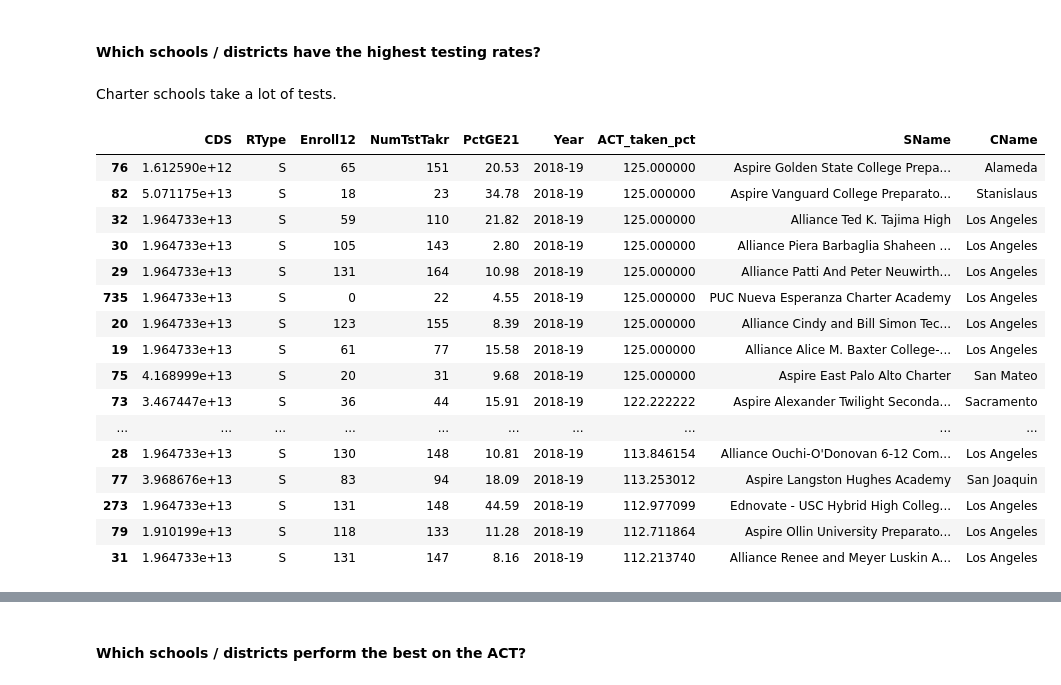
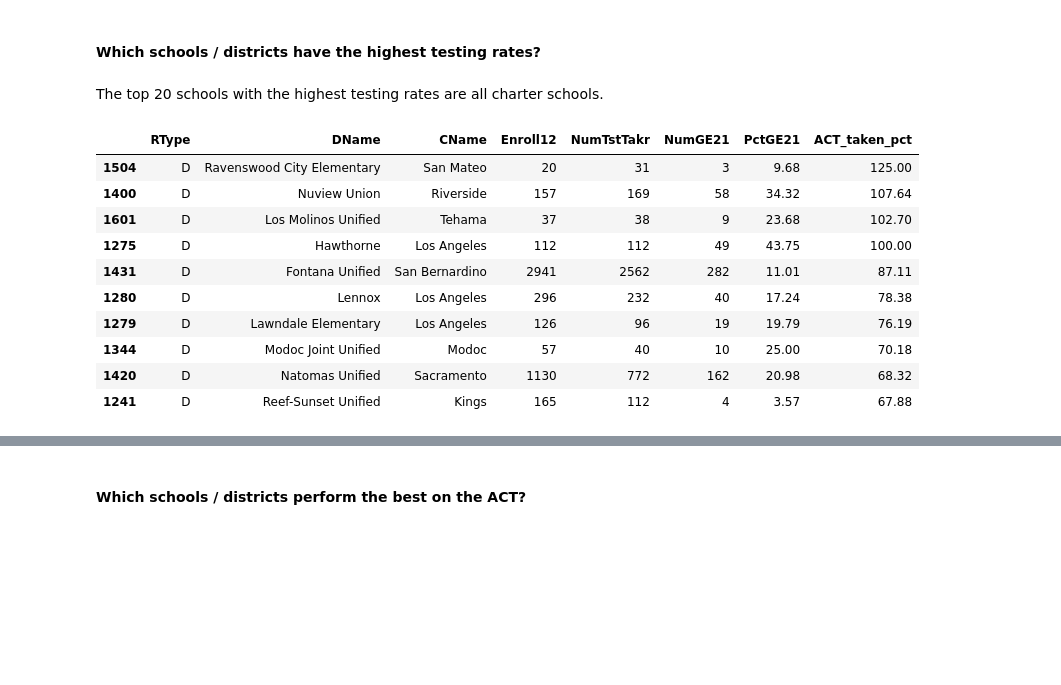
Before and after one commit to stevenlw-porpoise/California-Standardized-Testing-Analysis-Project, a Jupyter notebook: project1.ipynb, the cells around one changed output, grey strips where cells are left out. Cells and saved outputs as stored; diff of their text form; code cells hidden in the pictures; blank space fills up the shorter version.

```diff
--- a/project1.ipynb
+++ b/project1.ipynb
@@ -131,10 +139,11 @@ Index(['CDS', 'CCode', 'CDCode', 'SCode', 'RType', 'SName', 'DName', 'CName',
        'AvgScrSci', 'NumGE21', 'PctGE21', 'Year'],
       dtype='object')
 # %%
+name_cols = ['SName', 'DName', 'CName']
+
 code_cols = ['CCode', 'CDCode', 'SCode']
-name_cols = ['SName', 'DName', 'CName']
 subject_cols = ['AvgScrRead', 'AvgScrEng', 'AvgScrMath', 'AvgScrSci']
-dropped_cols = code_cols + name_cols + subject_cols
+dropped_cols = code_cols + subject_cols
 act_ca.drop(columns=dropped_cols, inplace = True)
 # %% [markdown]
 #### State aggregate
@@ -158 +163,4 @@ act_big = act_ca.drop(act_small.index)
+# %%
+act_big = act_ca.query('NumTstTakr >= 15').copy()
+act_small = act_big.query('Enroll12 >= 100')
 # %%
@@ -244,2 +236,2 @@ act_raw.query('Enroll12 < NumTstTakr').drop(columns = code_cols + subject_cols +
 # %%
-act_big['ACT_taken_pct'].clip(upper = 125, inplace = True)
+act_big['ACT_taken_pct'] = act_big['ACT_taken_pct'].clip(upper = 125).round(2)
@@ -285,4 +240,4 @@ Name: RType, dtype: int64
 # %% [markdown]
 #### Which schools / districts have the highest testing rates?
-# %% [markdown]
-Charter schools take a lot of tests.
+# %% [markdown]
+The top 20 schools with the highest testing rates are all charter schools.
@@ -289,22 +253,15 @@ Charter schools take a lot of tests.
 # %%
-act_df.query('RType == "S"').merge(act_raw[['SName', 'CName', 'CDS']], how = 'left', on = 'CDS') \
-    .sort_values('ACT_taken_pct', ascending = False).head(20)
+act_big.query('RType == "D"').drop(columns= ['SName', 'CDS', 'Year']).sort_values('ACT_taken_pct', ascending = False).head(10)
 # %% [output]
-|  | CDS | RType | Enroll12 | NumTstTakr | PctGE21 | Year | ACT_taken_pct | SName | CName |
-| 76 | 1.612590e+12 | S | 65 | 151 | 20.53 | 2018-19 | 125.000000 | Aspire Golden State College Prepa... | Alameda |
-| 82 | 5.071175e+13 | S | 18 | 23 | 34.78 | 2018-19 | 125.000000 | Aspire Vanguard College Preparato... | Stanislaus |
-| 32 | 1.964733e+13 | S | 59 | 110 | 21.82 | 2018-19 | 125.000000 | Alliance Ted K. Tajima High | Los Angeles |
-| 30 | 1.964733e+13 | S | 105 | 143 | 2.80 | 2018-19 | 125.000000 | Alliance Piera Barbaglia Shaheen ... | Los Angeles |
-| 29 | 1.964733e+13 | S | 131 | 164 | 10.98 | 2018-19 | 125.000000 | Alliance Patti And Peter Neuwirth... | Los Angeles |
-| 735 | 1.964733e+13 | S | 0 | 22 | 4.55 | 2018-19 | 125.000000 | PUC Nueva Esperanza Charter Academy | Los Angeles |
-| 20 | 1.964733e+13 | S | 123 | 155 | 8.39 | 2018-19 | 125.000000 | Alliance Cindy and Bill Simon Tec... | Los Angeles |
-| 19 | 1.964733e+13 | S | 61 | 77 | 15.58 | 2018-19 | 125.000000 | Alliance Alice M. Baxter College-... | Los Angeles |
-| 75 | 4.168999e+13 | S | 20 | 31 | 9.68 | 2018-19 | 125.000000 | Aspire East Palo Alto Charter | San Mateo |
-| 73 | 3.467447e+13 | S | 36 | 44 | 15.91 | 2018-19 | 122.222222 | Aspire Alexander Twilight Seconda... | Sacramento |
-| ... | ... | ... | ... | ... | ... | ... | ... | ... | ... |
-| 28 | 1.964733e+13 | S | 130 | 148 | 10.81 | 2018-19 | 113.846154 | Alliance Ouchi-O'Donovan 6-12 Com... | Los Angeles |
-| 77 | 3.968676e+13 | S | 83 | 94 | 18.09 | 2018-19 | 113.253012 | Aspire Langston Hughes Academy | San Joaquin |
-| 273 | 1.964733e+13 | S | 131 | 148 | 44.59 | 2018-19 | 112.977099 | Ednovate - USC Hybrid High Colleg... | Los Angeles |
-| 79 | 1.910199e+13 | S | 118 | 133 | 11.28 | 2018-19 | 112.711864 | Aspire Ollin University Preparato... | Los Angeles |
-| 31 | 1.964733e+13 | S | 131 | 147 | 8.16 | 2018-19 | 112.213740 | Alliance Renee and Meyer Luskin A... | Los Angeles |
+|  | RType | DName | CName | Enroll12 | NumTstTakr | NumGE21 | PctGE21 | ACT_taken_pct |
+| 1504 | D | Ravenswood City Elementary | San Mateo | 20 | 31 | 3 | 9.68 | 125.00 |
+| 1400 | D | Nuview Union | Riverside | 157 | 169 | 58 | 34.32 | 107.64 |
+| 1601 | D | Los Molinos Unified | Tehama | 37 | 38 | 9 | 23.68 | 102.70 |
+| 1275 | D | Hawthorne | Los Angeles | 112 | 112 | 49 | 43.75 | 100.00 |
+| 1431 | D | Fontana Unified | San Bernardino | 2941 | 2562 | 282 | 11.01 | 87.11 |
+| 1280 | D | Lennox | Los Angeles | 296 | 232 | 40 | 17.24 | 78.38 |
+| 1279 | D | Lawndale Elementary | Los Angeles | 126 | 96 | 19 | 19.79 | 76.19 |
+| 1344 | D | Modoc Joint Unified | Modoc | 57 | 40 | 10 | 25.00 | 70.18 |
+| 1420 | D | Natomas Unified | Sacramento | 1130 | 772 | 162 | 20.98 | 68.32 |
+| 1241 | D | Reef-Sunset Unified | Kings | 165 | 112 | 4 | 3.57 | 67.88 |
 # %%
```
Also changed, not shown: parts of 31 cells of this notebook.
